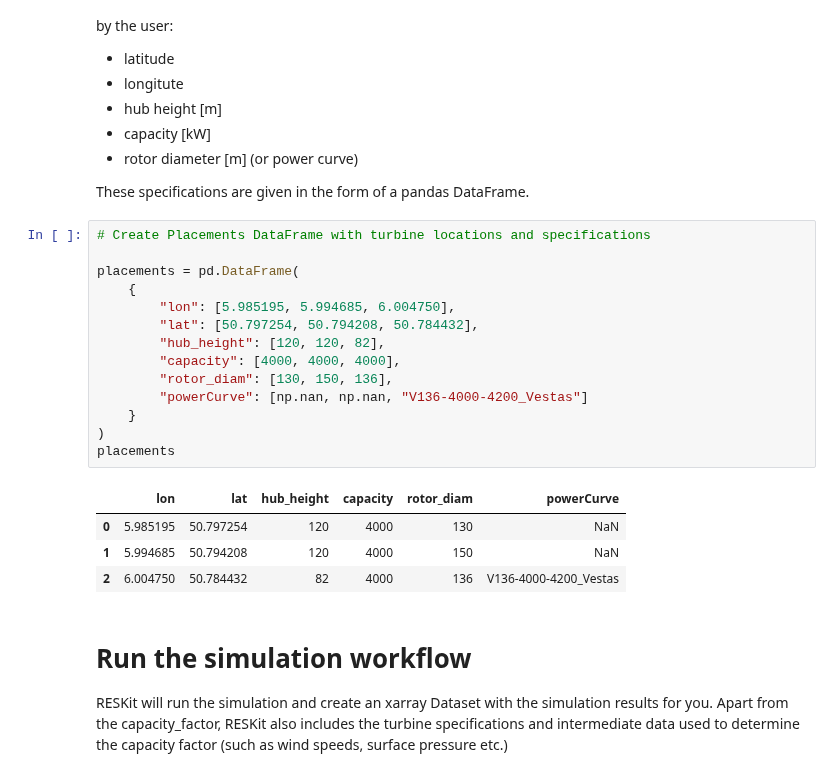
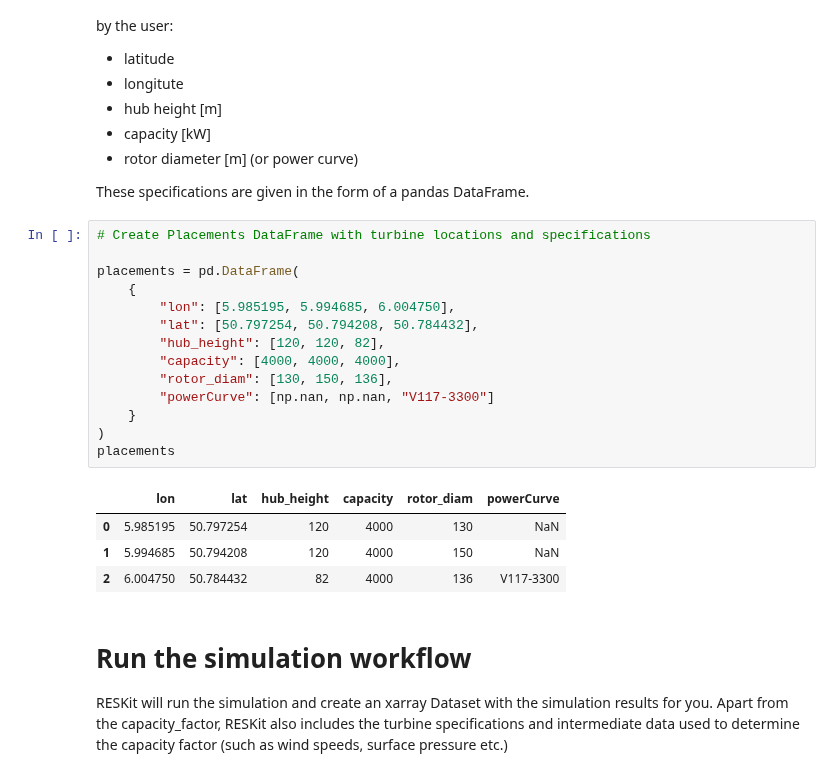
Before and after one commit to FZJ-IEK3-VSA/RESKit, a Jupyter notebook: examples/ETHOS.RESKit.Wind.ipynb, the cells around one changed output. Cells and saved outputs as stored; diff of their text form.

```diff
--- a/examples/ETHOS.RESKit.Wind.ipynb
+++ b/examples/ETHOS.RESKit.Wind.ipynb
@@ -19,22 +19,22 @@ These specifications are given in the form of a pandas DataFrame.
 # %%
 # Create Placements DataFrame with turbine locations and specifications
 
 placements = pd.DataFrame(
     {
         "lon": [5.985195, 5.994685, 6.004750],
         "lat": [50.797254, 50.794208, 50.784432],
         "hub_height": [120, 120, 82],
         "capacity": [4000, 4000, 4000],
         "rotor_diam": [130, 150, 136],
-        "powerCurve": [np.nan, np.nan, "V136-4000-4200_Vestas"]
+        "powerCurve": [np.nan, np.nan, "V117-3300"]
     }
 )
 placements
 # %% [output]
 |  | lon | lat | hub_height | capacity | rotor_diam | powerCurve |
 | 0 | 5.985195 | 50.797254 | 120 | 4000 | 130 | NaN |
 | 1 | 5.994685 | 50.794208 | 120 | 4000 | 150 | NaN |
-| 2 | 6.004750 | 50.784432 | 82 | 4000 | 136 | V136-4000-4200_Vestas |
+| 2 | 6.004750 | 50.784432 | 82 | 4000 | 136 | V117-3300 |
 # %% [markdown]
 # Run the simulation workflow
 RESKit will run the simulation and create an xarray Dataset with the simulation results for you.
```
Also changed, not shown: parts of 2 cells of this notebook.
